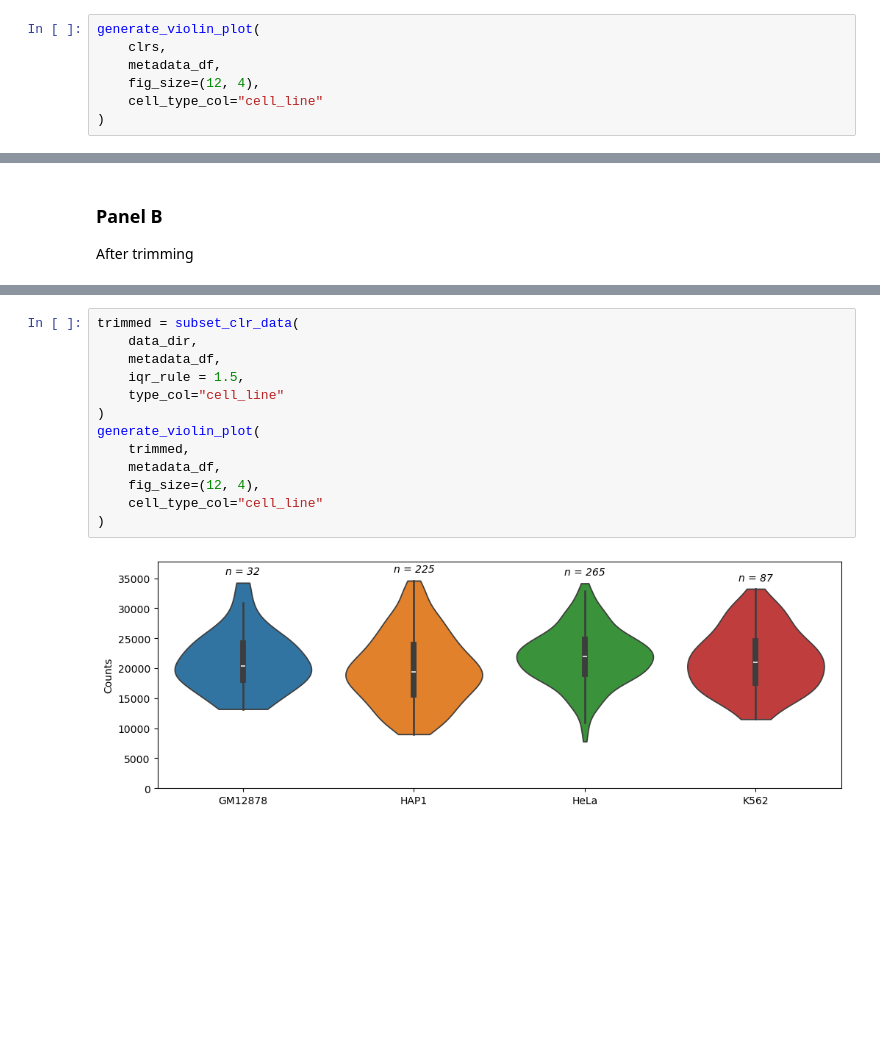
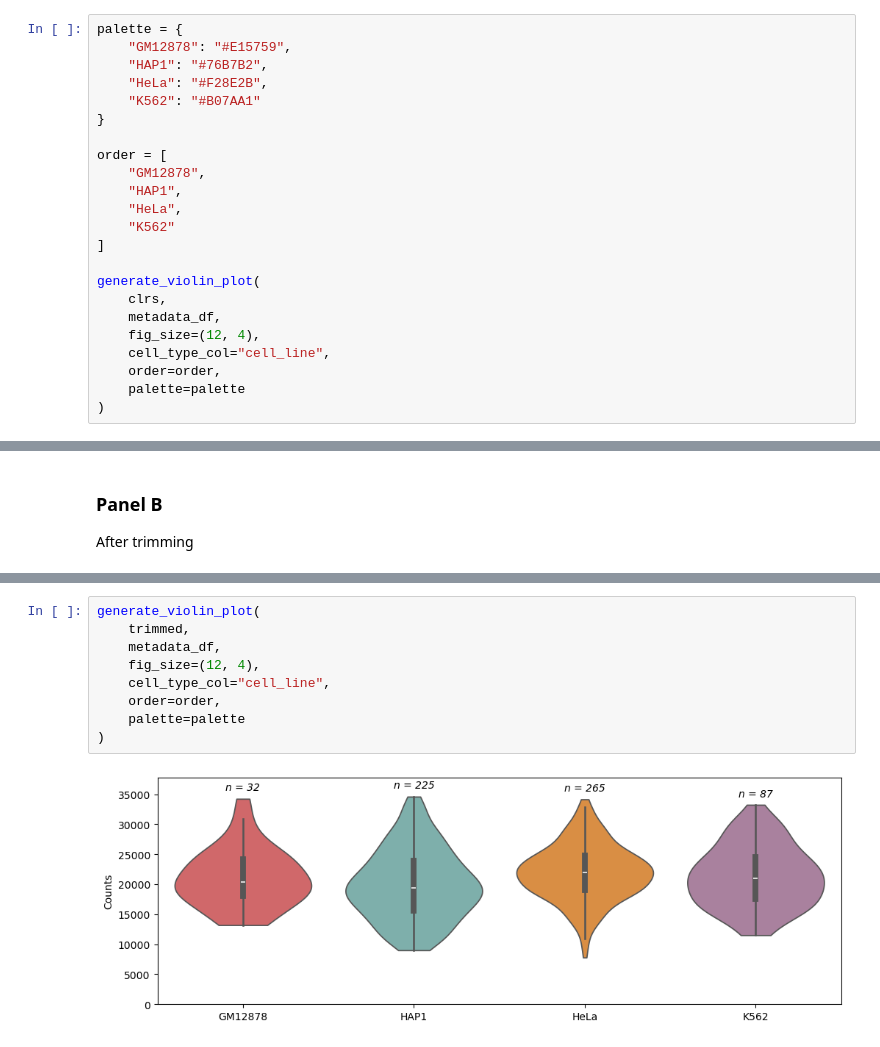
Before and after one commit to OlivierJSm/MasterInternship1, a Jupyter notebook: Testing/Report Figures/section_3.ipynb, the cells around one changed output, grey strips where cells are left out. Cells and saved outputs as stored; diff of their text form; blank space fills up the shorter version.

```diff
--- a/Testing/Report Figures/section_3.ipynb
+++ b/Testing/Report Figures/section_3.ipynb
@@ -598,10 +605,26 @@ Violin plots before and after trimming data.
 ### Panel A
 Before trimming
 # %%
+palette = {
+    "GM12878": "#E15759",
+    "HAP1": "#76B7B2",
+    "HeLa": "#F28E2B",
+    "K562": "#B07AA1"
+}
+
+order = [
+    "GM12878",
+    "HAP1",
+    "HeLa",
+    "K562"
+]
+
 generate_violin_plot(
     clrs,
     metadata_df,
     fig_size=(12, 4),
-    cell_type_col="cell_line"
+    cell_type_col="cell_line",
+    order=order,
+    palette=palette
 )
 # %% [output]
@@ -612,15 +642,11 @@ After trimming
 # %%
-trimmed = subset_clr_data(
-    data_dir,
-    metadata_df,
-    iqr_rule = 1.5,
-    type_col="cell_line"
-)
 generate_violin_plot(
     trimmed,
     metadata_df,
     fig_size=(12, 4),
-    cell_type_col="cell_line"
+    cell_type_col="cell_line",
+    order=order,
+    palette=palette
 )
 # %% [output]
-[figure, old version]
+[figure, new version]
```
Also changed, not shown: parts of 4 cells of this notebook, 2 other files.
